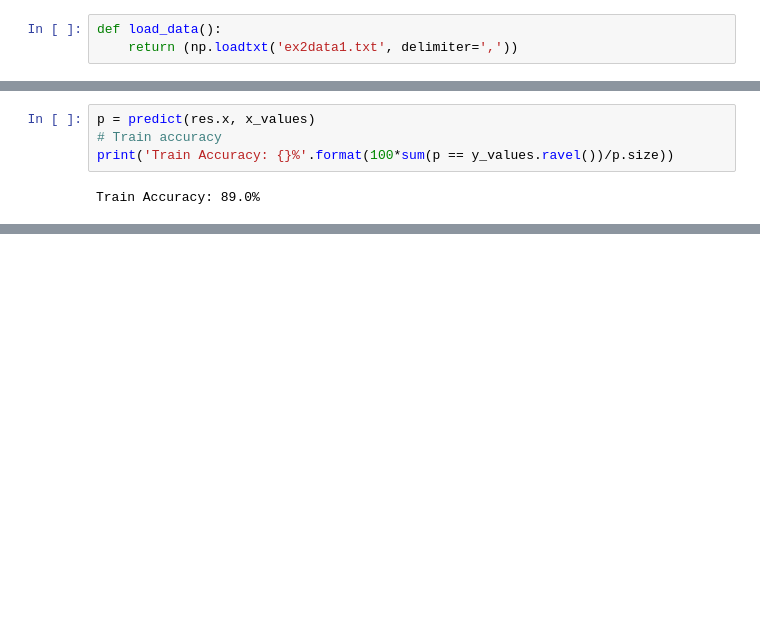
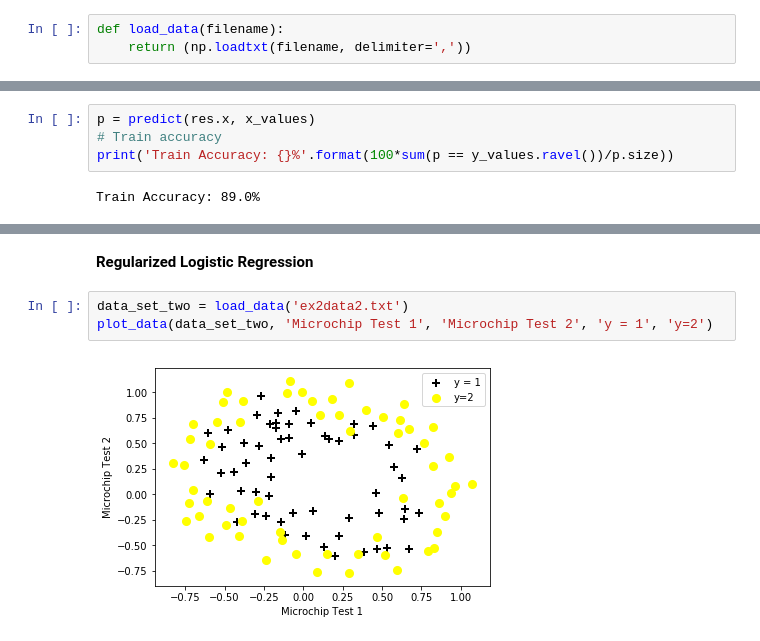
Before and after one commit to michaelzwong/ml-exercises, a Jupyter notebook: ex2/logistic-regression.ipynb, the cells around one changed output, grey strips where cells are left out. Cells and saved outputs as stored; diff of their text form; blank space fills up the shorter version.

Commit message:
Graphed data set 2

```diff
--- a/ex2/logistic-regression.ipynb
+++ b/ex2/logistic-regression.ipynb
@@ -10,8 +10,8 @@ from scipy.optimize import minimize
 # %% [markdown]
 **Data Visualization for Two Exam Scores**
 # %%
-def load_data():
-    return (np.loadtxt('ex2data1.txt', delimiter=','))
+def load_data(filename):
+    return (np.loadtxt(filename, delimiter=','))
 # %%
 def plot_data(data, x_label, y_label, pos_label, neg_label):
     # get a numpy array with indices of admitted student exam scores
@@ -129 +130,8 @@ plt.contour(xx1, xx2, h, [0.5], linewidths=1, colors='b')
 [figure]
+# %% [markdown]
+**Regularized Logistic Regression**
+# %%
+data_set_two = load_data('ex2data2.txt')
+plot_data(data_set_two, 'Microchip Test 1', 'Microchip Test 2', 'y = 1', 'y=2')
+# %% [output]
+[figure, added]
```
Also changed, not shown: parts of 2 cells of this notebook.
